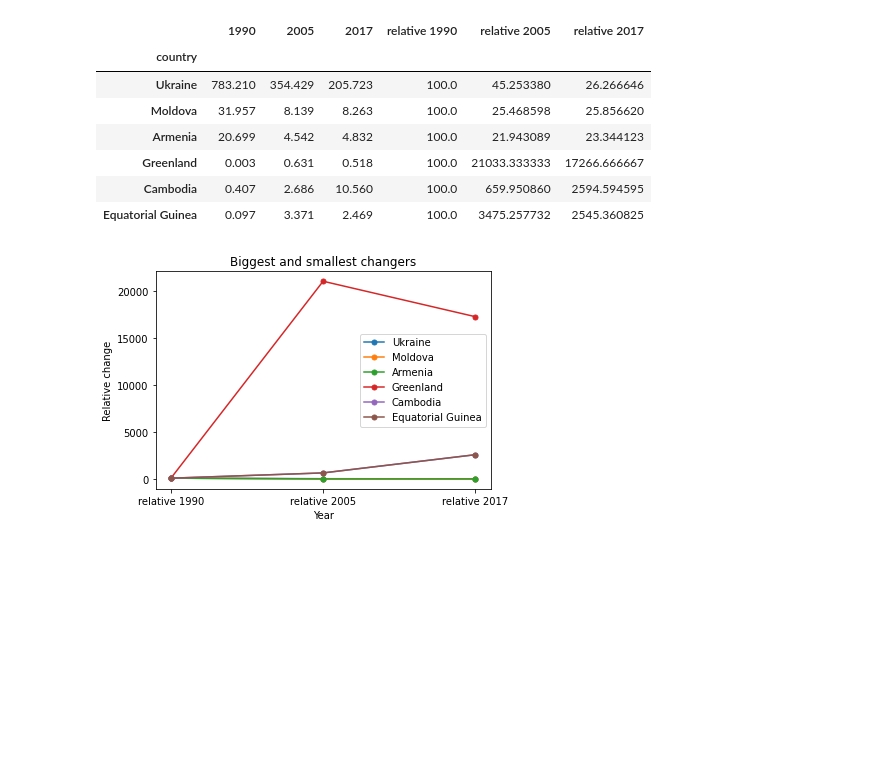
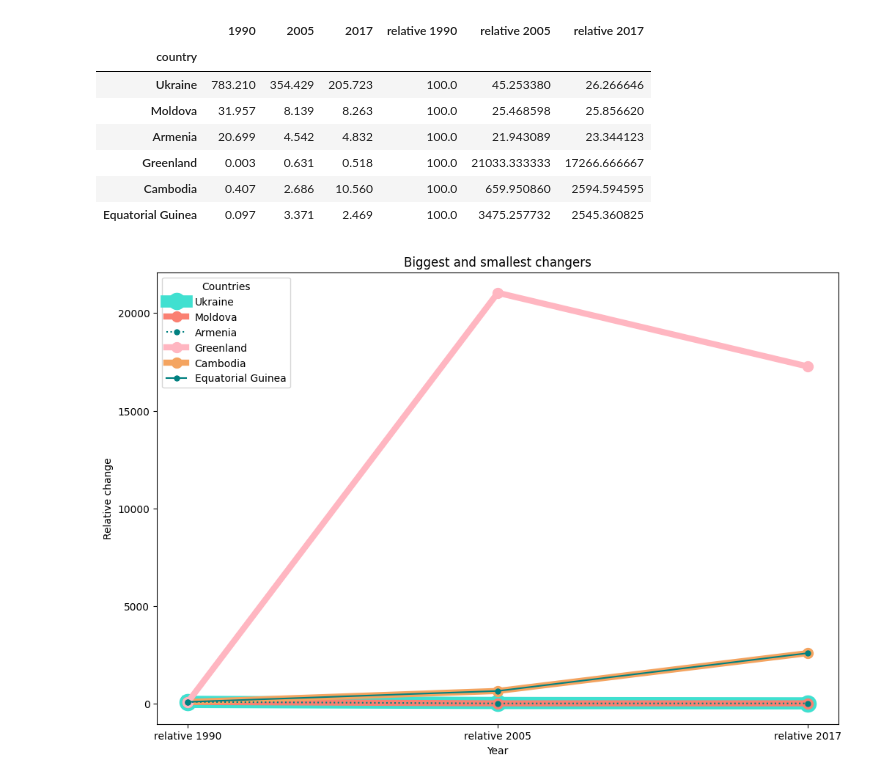
Before and after one commit to MevrouwHelderder/Assignments, a Jupyter notebook: Assignment_Global_CO2_Emissions.ipynb, the cells around one changed output. Drawn from its saved outputs; the diff is of its cells as text; code cells hidden in the pictures; blank space fills up the shorter version.

```diff
--- a/Assignment_Global_CO2_Emissions.ipynb
+++ b/Assignment_Global_CO2_Emissions.ipynb
@@ -140,31 +141,31 @@ countries_graph_2
 | Equatorial Guinea | 0.097 | 3.371 | 2.469 | 100.0 | 3475.257732 | 2545.360825 |
 # %%
 # Create the figure
-fig, ax = plt.subplots()
+fig, ax= plt.subplots(figsize=(12,8))
 
-# Define x by selecting the names of the columns
+# Defining what is going on the Y-axis
 x= countries_graph_2.columns[3:]
 
 country_1 = countries_graph_2.iloc[0,3:].to_numpy()
 country_2 = countries_graph_2.iloc[1,3:].to_numpy()
 country_3 = countries_graph_2.iloc[2,3:].to_numpy()
 country_4 = countries_graph_2.iloc[3,3:].to_numpy()
 country_5 = countries_graph_2.iloc[4,3:].to_numpy()
 country_6 = countries_graph_2.iloc[5,3:].to_numpy()
 
-ax.plot(x, country_1, label=(countries_graph_2.index[0]), marker=".", markersize=10)
-ax.plot(x, country_2, label=(countries_graph_2.index[1]), marker=".", markersize=10)
-ax.plot(x, country_3, label=(countries_graph_2.index[2]), marker=".", markersize=10)
-ax.plot(x, country_4, label=(countries_graph_2.index[3]), marker=".", markersize=10)
-ax.plot(x, country_5, label=(countries_graph_2.index[4]), marker=".", markersize=10)
-ax.plot(x, country_5, label=(countries_graph_2.index[5]), marker=".", markersize=10)
+# Defining the plots, seeing if playing around with the style does anything for the visibility of the overlapping lines.
+ax.plot(x, country_1, label=(countries_graph_2.index[0]), marker="o", markersize=16,linewidth=12, color="turquoise",zorder=1) # Ukraine
+ax.plot(x, country_2, label=(countries_graph_2.index[1]), marker="o", markersize=10,linewidth=6, color="salmon",zorder=2) # Moldova
+ax.plot(x, country_3, label=(countries_graph_2.index[2]), marker=".", markersize=10, color="teal", linestyle="dotted",zorder=5) # Armenia
+ax.plot(x, country_4, label=(countries_graph_2.index[3]), marker="o", markersize=10,linewidth=6, color="lightpink",zorder=4) # Greenland
+ax.plot(x, country_5, label=(countries_graph_2.index[4]), marker="o", markersize=10,linewidth=6, color="sandybrown",zorder=3) # Cambodia
+ax.plot(x, country_5, label=(countries_graph_2.index[5]), marker=".", markersize=10, color="teal",zorder=6) # Equatorial Guinea
 
 plt.title("Biggest and smallest changers")
 plt.xlabel("Year")
 plt.ylabel("Relative change")
-ax.legend()
-
+ax.legend(title="Countries")
 
 plt.show()
 # %% [output]
-[figure, old version]
+[figure, new version]
```
Also changed, not shown: parts of 1 cell of this notebook.
